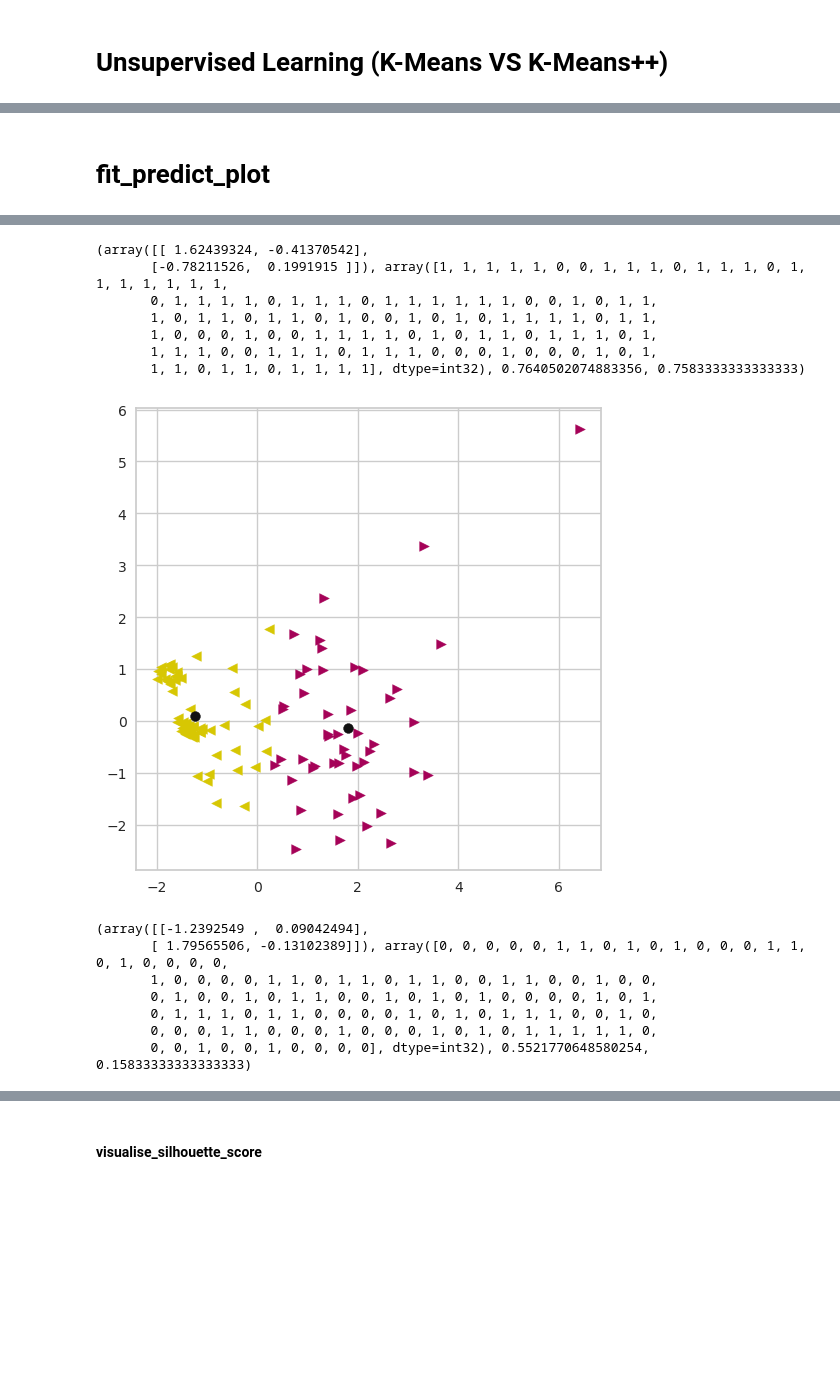
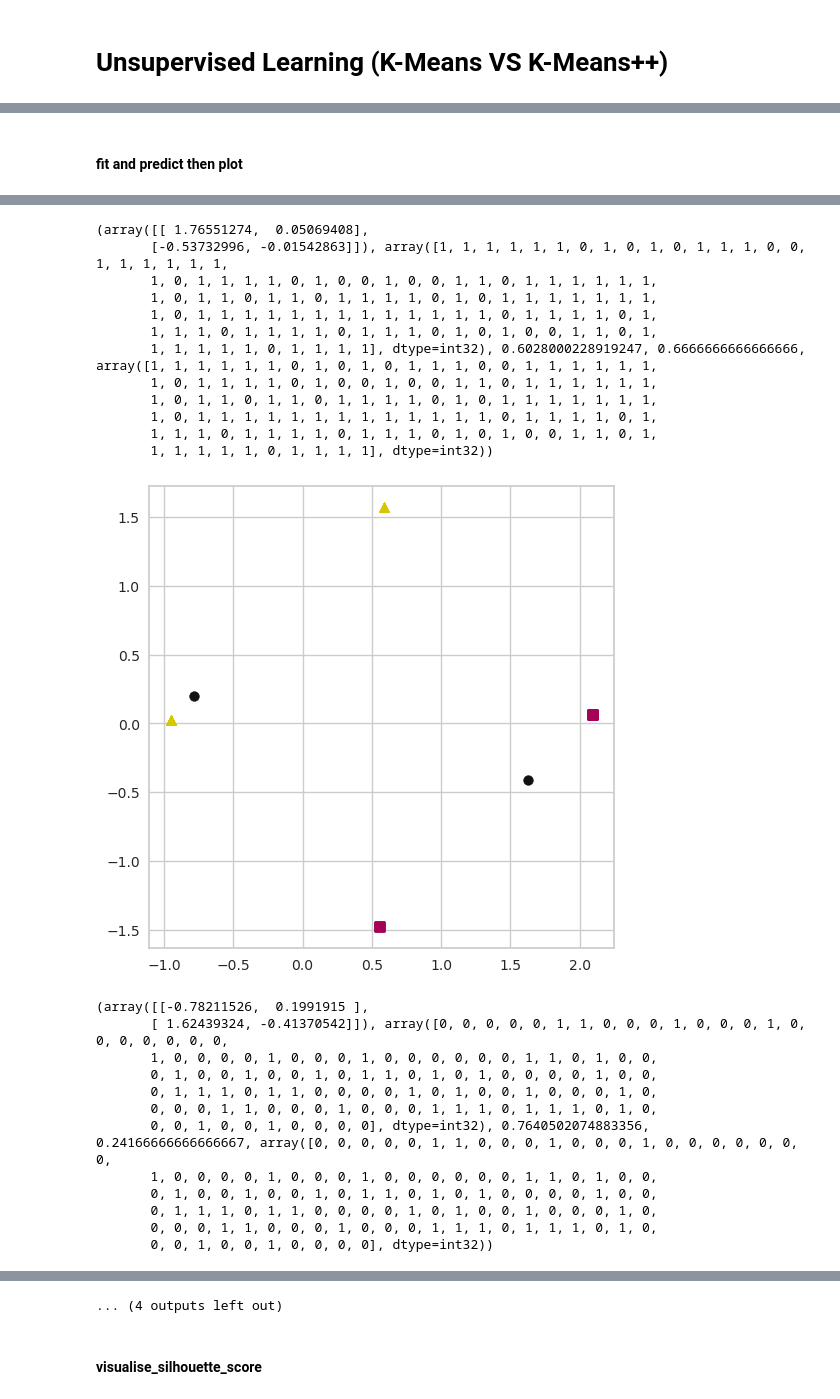
Before and after one commit to legacy-shu/Anaconda-Python-3-, a Jupyter notebook: python/assignment/machine_learning.ipynb, the cells around one changed output, grey strips where cells are left out. Cells and saved outputs as stored; diff of their text form; code cells hidden in the pictures; blank space fills up the shorter version.

```diff
--- a/python/assignment/machine_learning.ipynb
+++ b/python/assignment/machine_learning.ipynb
@@ -145,7 +146,7 @@ for idx, x in enumerate(cross_validation_scores):
 # %% [markdown]
 # Compare Decision Tree VS Random Forest with roc_curve
 # %%
-X_features = df.drop(['Fraud'], axis=1)
+X_features = df.drop(['Fraud','Income'], axis=1)
 y_targets = df['Fraud']
 X_train, X_test, y_train, y_test=train_test_split(X_features, y_targets, test_size=0.4)
 
@@ -276,13 +292,13 @@ def fit_predict_plot(X, model):
     plot_(X,predictions,centroids)
     accuracy = sum(predictions == df['Fraud']) / len(df)
     # print("centroids:\n{}, predictions:\n{},silhouette:{}, accuracy:{}".format(centroids, predictions, silhouette, accuracy))
-    return (centroids, predictions, silhouette, accuracy)
+    return (centroids, predictions, silhouette, accuracy,model.labels_)
 
 def plot_(X,predictions,centroids):
     f, ax = plt.subplots(figsize=(6,6), ncols=1, nrows=1)
     for i,column in enumerate(X):
         if i == len(X.columns)-1: break
-        ax.scatter(X[predictions==0].iloc[:,lambda X: [i]],X[predictions==0].iloc[:,lambda X: [i+1]],marker='<',c="y")
-        ax.scatter(X[predictions==1].iloc[:,lambda X: [i]],X[predictions==1].iloc[:,lambda X: [i+1]],marker='>',c='m')
+        ax.scatter(X[predictions==0].iloc[:,lambda X: [i]],X[predictions==0].iloc[:,lambda X: [i+1]],marker='^',c="y")
+        ax.scatter(X[predictions==1].iloc[:,lambda X: [i]],X[predictions==1].iloc[:,lambda X: [i+1]],marker='s',c='m')
         ax.scatter(centroids[:, 0], centroids[:, 1], c='k', edgecolors='k', s=50)
     plt.show()
@@ -289,5 +307,6 @@ def plot_(X,predictions,centroids):
 # %%
-X_features_All = pca_df(df.drop(['Fraud','Colour','Gender','Post-code'], axis=1))
+
+X_features_All = pca_df(df.drop(['Fraud','Income','Home Owner'], axis=1))
 X_income_balance = pca_df(df[['Income','Balance']])
 X_employed_home_owner = pca_df(df[['Employed','Home Owner']])
 X_mix = pca_df(df[['Employed','Home Owner','Income','Balance']])
@@ -314,15 +337,20 @@ dtype: float64
 [figure]
 # %% [markdown]
-# fit_predict_plot
+#### fit and predict then plot
 # %%
 # Create KMeans model
+kmeans_randome = KMeans(n_clusters=2, init='random')
 kmeans_plus = KMeans(n_clusters=2, init='k-means++',algorithm='elkan',max_iter=1000)
 
 print(fit_predict_plot(X_income_balance, kmeans_plus))
+print(fit_predict_plot(X_income_balance, kmeans_randome))
 
 print(fit_predict_plot(X_employed_home_owner, kmeans_plus))
+print(fit_predict_plot(X_employed_home_owner, kmeans_randome))
 
 print(fit_predict_plot(X_features_All, kmeans_plus))
+print(fit_predict_plot(X_features_All, kmeans_randome))
 
 print(fit_predict_plot(X_mix, kmeans_plus))
+print(fit_predict_plot(X_mix, kmeans_randome))
 # %% [output]
@@ -338,15 +371,25 @@ print(fit_predict_plot(X_mix, kmeans_plus))
-(array([[ 1.62439324, -0.41370542],
-       [-0.78211526,  0.1991915 ]]), array([1, 1, 1, 1, 1, 0, 0, 1, 1, 1, 0, 1, 1, 1, 0, 1, 1, 1, 1, 1, 1, 1,
-       0, 1, 1, 1, 1, 0, 1, 1, 1, 0, 1, 1, 1, 1, 1, 1, 0, 0, 1, 0, 1, 1,
-       1, 0, 1, 1, 0, 1, 1, 0, 1, 0, 0, 1, 0, 1, 0, 1, 1, 1, 1, 0, 1, 1,
-       1, 0, 0, 0, 1, 0, 0, 1, 1, 1, 1, 0, 1, 0, 1, 1, 0, 1, 1, 1, 0, 1,
-       1, 1, 1, 0, 0, 1, 1, 1, 0, 1, 1, 1, 0, 0, 0, 1, 0, 0, 0, 1, 0, 1,
-       1, 1, 0, 1, 1, 0, 1, 1, 1, 1], dtype=int32), 0.7640502074883356, 0.7583333333333333)
+(array([[ 1.76551274,  0.05069408],
+       [-0.53732996, -0.01542863]]), array([1, 1, 1, 1, 1, 1, 0, 1, 0, 1, 0, 1, 1, 1, 0, 0, 1, 1, 1, 1, 1, 1,
+       1, 0, 1, 1, 1, 1, 0, 1, 0, 0, 1, 0, 0, 1, 1, 0, 1, 1, 1, 1, 1, 1,
+       1, 0, 1, 1, 0, 1, 1, 0, 1, 1, 1, 1, 0, 1, 0, 1, 1, 1, 1, 1, 1, 1,
+       1, 0, 1, 1, 1, 1, 1, 1, 1, 1, 1, 1, 1, 1, 1, 0, 1, 1, 1, 1, 0, 1,
+       1, 1, 1, 0, 1, 1, 1, 1, 0, 1, 1, 1, 0, 1, 0, 1, 0, 0, 1, 1, 0, 1,
+       1, 1, 1, 1, 1, 0, 1, 1, 1, 1], dtype=int32), 0.6028000228919247, 0.6666666666666666, array([1, 1, 1, 1, 1, 1, 0, 1, 0, 1, 0, 1, 1, 1, 0, 0, 1, 1, 1, 1, 1, 1,
+       1, 0, 1, 1, 1, 1, 0, 1, 0, 0, 1, 0, 0, 1, 1, 0, 1, 1, 1, 1, 1, 1,
+       1, 0, 1, 1, 0, 1, 1, 0, 1, 1, 1, 1, 0, 1, 0, 1, 1, 1, 1, 1, 1, 1,
+       1, 0, 1, 1, 1, 1, 1, 1, 1, 1, 1, 1, 1, 1, 1, 0, 1, 1, 1, 1, 0, 1,
+       1, 1, 1, 0, 1, 1, 1, 1, 0, 1, 1, 1, 0, 1, 0, 1, 0, 0, 1, 1, 0, 1,
+       1, 1, 1, 1, 1, 0, 1, 1, 1, 1], dtype=int32))
-[figure, old version]
+[figure, new version]
-(array([[-1.2392549 ,  0.09042494],
-       [ 1.79565506, -0.13102389]]), array([0, 0, 0, 0, 0, 1, 1, 0, 1, 0, 1, 0, 0, 0, 1, 1, 0, 1, 0, 0, 0, 0,
-       1, 0, 0, 0, 0, 1, 1, 0, 1, 1, 0, 1, 1, 0, 0, 1, 1, 0, 0, 1, 0, 0,
-       0, 1, 0, 0, 1, 0, 1, 1, 0, 0, 1, 0, 1, 0, 1, 0, 0, 0, 0, 1, 0, 1,
-       0, 1, 1, 1, 0, 1, 1, 0, 0, 0, 0, 1, 0, 1, 0, 1, 1, 1, 0, 0, 1, 0,
-       0, 0, 0, 1, 1, 0, 0, 0, 1, 0, 0, 0, 1, 0, 1, 0, 1, 1, 1, 1, 1, 0,
-       0, 0, 1, 0, 0, 1, 0, 0, 0, 0], dtype=int32), 0.5521770648580254, 0.15833333333333333)
+(array([[-0.78211526,  0.1991915 ],
+       [ 1.62439324, -0.41370542]]), array([0, 0, 0, 0, 0, 1, 1, 0, 0, 0, 1, 0, 0, 0, 1, 0, 0, 0, 0, 0, 0, 0,
+       1, 0, 0, 0, 0, 1, 0, 0, 0, 1, 0, 0, 0, 0, 0, 0, 1, 1, 0, 1, 0, 0,
+       0, 1, 0, 0, 1, 0, 0, 1, 0, 1, 1, 0, 1, 0, 1, 0, 0, 0, 0, 1, 0, 0,
+       0, 1, 1, 1, 0, 1, 1, 0, 0, 0, 0, 1, 0, 1, 0, 0, 1, 0, 0, 0, 1, 0,
+       0, 0, 0, 1, 1, 0, 0, 0, 1, 0, 0, 0, 1, 1, 1, 0, 1, 1, 1, 0, 1, 0,
+       0, 0, 1, 0, 0, 1, 0, 0, 0, 0], dtype=int32), 0.7640502074883356, 0.24166666666666667, array([0, 0, 0, 0, 0, 1, 1, 0, 0, 0, 1, 0, 0, 0, 1, 0, 0, 0, 0, 0, 0, 0,
+       1, 0, 0, 0, 0, 1, 0, 0, 0, 1, 0, 0, 0, 0, 0, 0, 1, 1, 0, 1, 0, 0,
+       0, 1, 0, 0, 1, 0, 0, 1, 0, 1, 1, 0, 1, 0, 1, 0, 0, 0, 0, 1, 0, 0,
+       0, 1, 1, 1, 0, 1, 1, 0, 0, 0, 0, 1, 0, 1, 0, 0, 1, 0, 0, 0, 1, 0,
+       0, 0, 0, 1, 1, 0, 0, 0, 1, 0, 0, 0, 1, 1, 1, 0, 1, 1, 1, 0, 1, 0,
+       0, 0, 1, 0, 0, 1, 0, 0, 0, 0], dtype=int32))
@@ -361,3 +435,4 @@ print(fit_predict_plot(X_mix, kmeans_plus))
+... (4 outputs left out)
 # %% [markdown]
 #### visualise_silhouette_score
 # %%
```
Also changed, not shown: parts of 11 cells of this notebook, 7 other files.
